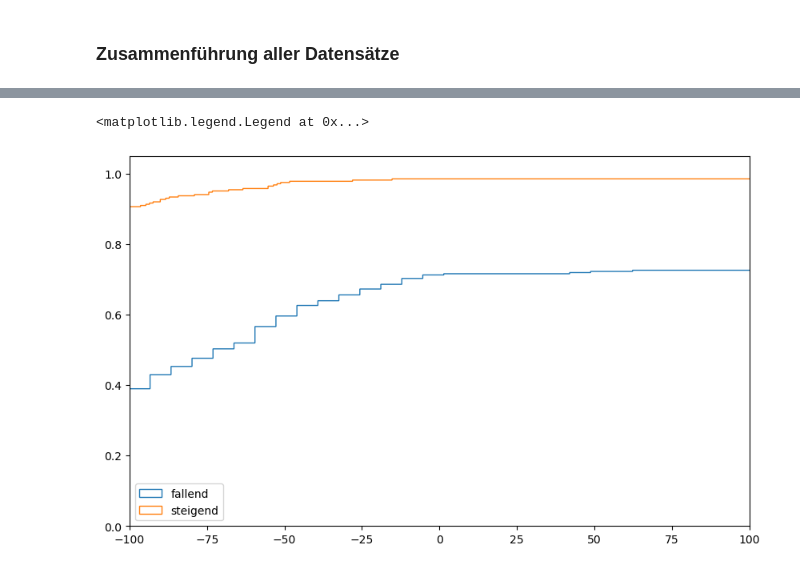
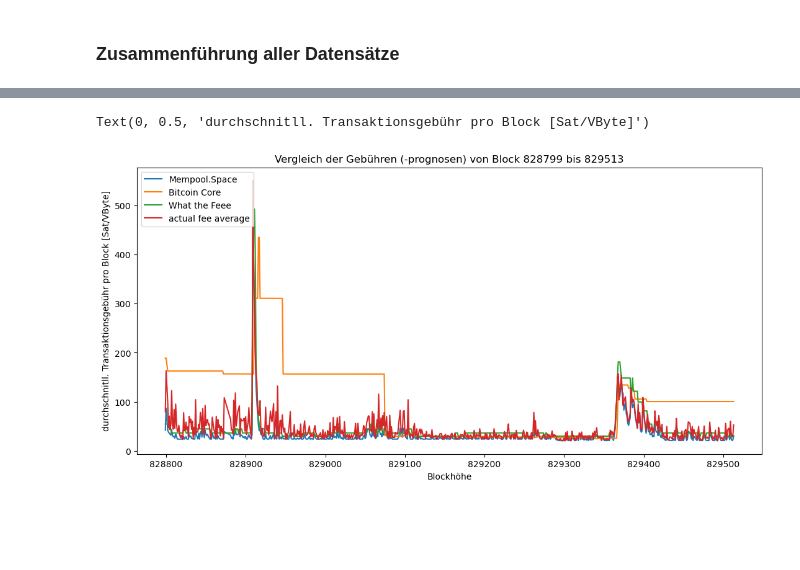
Before and after one commit to oscars181/Jugend-Forscht-Fee-Estimator, a Jupyter notebook: Datenanalyse.ipynb, the cells around one changed output, grey strips where cells are left out. Cells and saved outputs as stored; diff of their text form; code cells hidden in the pictures; blank space fills up the shorter version.

```diff
--- a/Datenanalyse.ipynb
+++ b/Datenanalyse.ipynb
@@ -117,23 +136,18 @@ print(data)
 # %%
 # OVERVIEW DATA
 plt.figure(figsize=(13,6))
+
 plt.plot(df_fee_comp["blockheight"],df_fee_comp['mem.space_est'], label='Mempool.Space')
 plt.plot(df_fee_comp["blockheight"],df_fee_comp['bitcoincore_est'], label='Bitcoin Core')
 plt.plot(df_fee_comp["blockheight"],df_fee_comp['wtfee_est'], label="What the Feee")
 plt.plot(df_fee_comp["blockheight"],df_fee_comp["avg_fee"], label='actual fee average')
+
 plt.legend(loc='upper left')
 plt.ticklabel_format(useOffset=False)
+
+plt.title('Vergleich der Gebühren (-prognosen) von Block {} bis {}'.format(df_fee_comp["blockheight"].min(),df_fee_comp["blockheight"].max()))
+plt.xlabel('Blockhöhe')
+plt.ylabel('durchschnitll. Transaktionsgebühr pro Block [Sat/VByte]')
+# %% [output]
+Text(0, 0.5, 'durchschnitll. Transaktionsgebühr pro Block [Sat/VByte]')
+[figure, added]
-# %%
-plt.figure(figsize=(10,6))
-
-plt.hist(data["median_difftime"].loc[data["change_avg_fee"]<0], cumulative=True, density=True, bins=10000, label='fallend', histtype='step')
-plt.hist(data["median_difftime"].loc[data["change_avg_fee"]>0], cumulative=True, density=True, bins=10000, label='steigend', histtype='step')
-
-plt.xlim(-600, 600)
-
-
-plt.xlabel()
-plt.legend()
-# %% [output]
-<matplotlib.legend.Legend at 0x...>
-[figure, removed]
```
Also changed, not shown: parts of 2 cells of this notebook.
